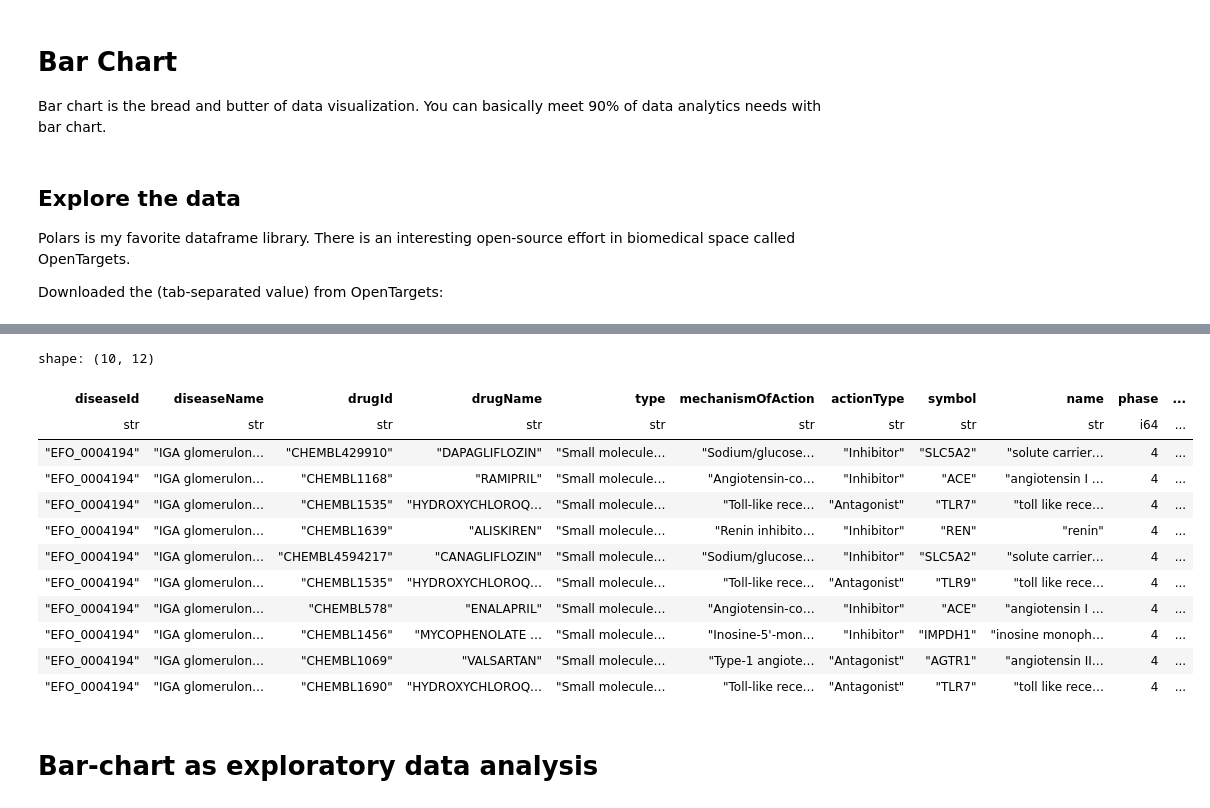
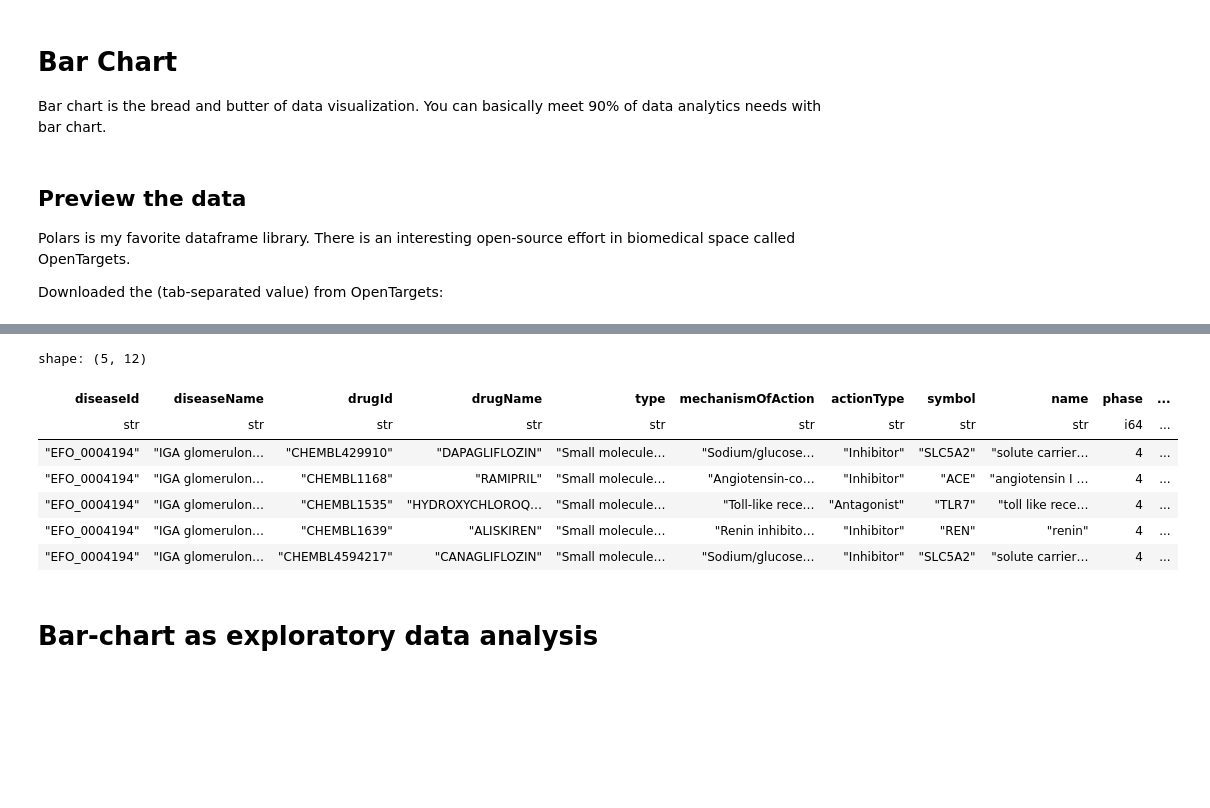
Before and after one commit to plasmak11/data-expressions, a Jupyter notebook: _sources/step-by-step/altair-1-bar-chart.ipynb, the cells around one changed output, grey strips where cells are left out. Drawn from its saved outputs; the diff is of its cells as text; code cells hidden in the pictures; blank space fills up the shorter version.

```diff
--- a/_sources/step-by-step/altair-1-bar-chart.ipynb
+++ b/_sources/step-by-step/altair-1-bar-chart.ipynb
@@ -3,7 +3,7 @@
 
 Bar chart is the bread and butter of data visualization. You can basically meet 90% of data analytics needs with bar chart.
 # %% [markdown]
-## Explore the data
+## Preview the data
 
 Polars is my favorite dataframe library. There is an interesting open-source effort in biomedical space called OpenTargets.
 
@@ -13,21 +13,16 @@ Downloaded the (tab-separated value) from OpenTargets:
 # %%
 import polars as pl
 
 df = pl.read_csv("data/EFO_0004194-known-drugs.tsv", separator="\t")
-df.head(10).to_pandas()
+df.head(5)
 # %% [output]
-shape: (10, 12)
+shape: (5, 12)
 | diseaseId | diseaseName | drugId | drugName | type | mechanismOfAction | actionType | symbol | name | phase | ... |
 | str | str | str | str | str | str | str | str | str | i64 | ... |
 | "EFO_0004194" | "IGA glomerulon… | "CHEMBL429910" | "DAPAGLIFLOZIN" | "Small molecule… | "Sodium/glucose… | "Inhibitor" | "SLC5A2" | "solute carrier… | 4 | ... |
 | "EFO_0004194" | "IGA glomerulon… | "CHEMBL1168" | "RAMIPRIL" | "Small molecule… | "Angiotensin-co… | "Inhibitor" | "ACE" | "angiotensin I … | 4 | ... |
 | "EFO_0004194" | "IGA glomerulon… | "CHEMBL1535" | "HYDROXYCHLOROQ… | "Small molecule… | "Toll-like rece… | "Antagonist" | "TLR7" | "toll like rece… | 4 | ... |
 | "EFO_0004194" | "IGA glomerulon… | "CHEMBL1639" | "ALISKIREN" | "Small molecule… | "Renin inhibito… | "Inhibitor" | "REN" | "renin" | 4 | ... |
 | "EFO_0004194" | "IGA glomerulon… | "CHEMBL4594217" | "CANAGLIFLOZIN" | "Small molecule… | "Sodium/glucose… | "Inhibitor" | "SLC5A2" | "solute carrier… | 4 | ... |
-| "EFO_0004194" | "IGA glomerulon… | "CHEMBL1535" | "HYDROXYCHLOROQ… | "Small molecule… | "Toll-like rece… | "Antagonist" | "TLR9" | "toll like rece… | 4 | ... |
-| "EFO_0004194" | "IGA glomerulon… | "CHEMBL578" | "ENALAPRIL" | "Small molecule… | "Angiotensin-co… | "Inhibitor" | "ACE" | "angiotensin I … | 4 | ... |
-| "EFO_0004194" | "IGA glomerulon… | "CHEMBL1456" | "MYCOPHENOLATE … | "Small molecule… | "Inosine-5'-mon… | "Inhibitor" | "IMPDH1" | "inosine monoph… | 4 | ... |
-| "EFO_0004194" | "IGA glomerulon… | "CHEMBL1069" | "VALSARTAN" | "Small molecule… | "Type-1 angiote… | "Antagonist" | "AGTR1" | "angiotensin II… | 4 | ... |
-| "EFO_0004194" | "IGA glomerulon… | "CHEMBL1690" | "HYDROXYCHLOROQ… | "Small molecule… | "Toll-like rece… | "Antagonist" | "TLR7" | "toll like rece… | 4 | ... |
 # %% [markdown]
 # Bar-chart as exploratory data analysis
```
Also changed, not shown: parts of 9 cells of this notebook, 8 other files.
